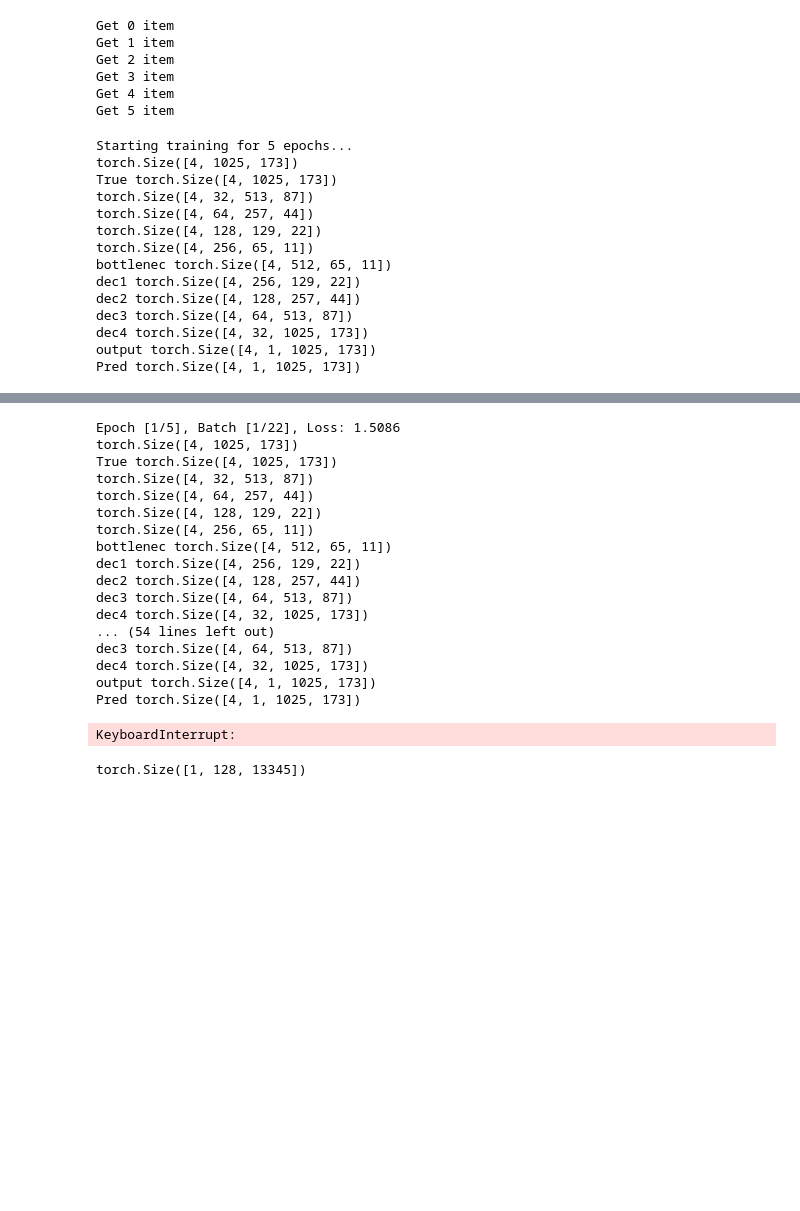
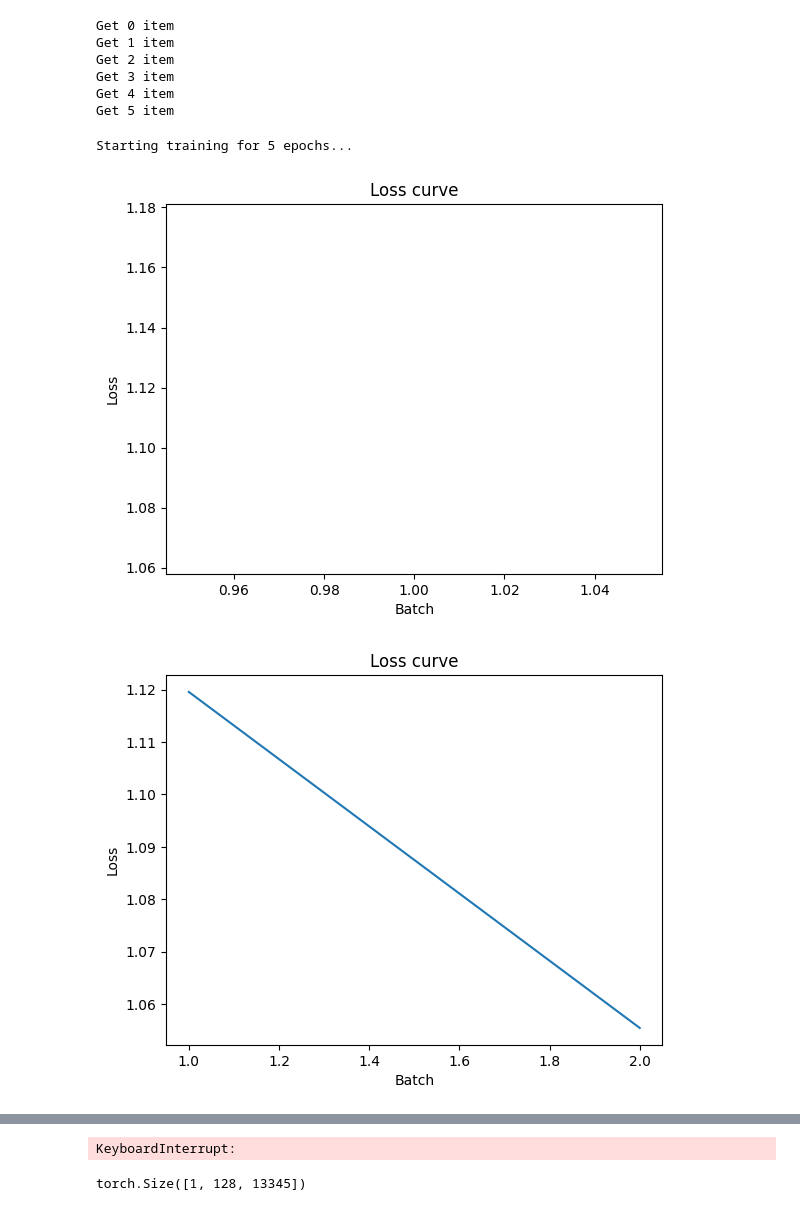
Before and after one commit to Kikongo/source_separation, a Jupyter notebook: musdb_test.ipynb, the cells around one changed output, grey strips where cells are left out. Saved outputs shown, nothing was run; the diff lists cells and outputs as text; code cells hidden in the pictures; blank space fills up the shorter version.

```diff
--- a/musdb_test.ipynb
+++ b/musdb_test.ipynb
@@ -43,9 +43,9 @@ mus_train[0]
 # %% [output]
 A Classic Education - NightOwl
 # %%
-from src.datasets.musdb_sigsep_stems import MusDBSigSepStems
+from src.datasets.musdb_dataset_sigsep import MusDBSigSep
 
-musdb_dataset = MusDBSigSepStems(mus_train)
+musdb_dataset = MusDBSigSep(mus_train)
 elem_sigsep = musdb_dataset[1]
 elem_sigsep
 # %% [output]
@@ -178,22 +181,35 @@ with open("songs.pkl", "wb") as f:
 # later load
 with open("songs.pkl", "rb") as f:
     songs = pickle.load(f)
+# %%
+import matplotlib.pyplot as plt
+import numpy as np
+from IPython.display import clear_output
+
+def plot_losses(train_losses):
+    clear_output()
+    plt.figure()
+    plt.plot(range(1, len(train_losses)+1), train_losses, label='Train')
+    plt.xlabel('Batch')
+    plt.ylabel('Loss')
+    plt.title(f'Loss curve')
+    plt.show()
 # %%
 import torch
 import torch.nn as nn
 from torch.utils.data import Dataset, DataLoader
 from src.model.mss_unet3 import StandardSeparationUNet
-import matplotlib.pyplot as plt
 
 def train_standard_unet(model, songs_dataset, epochs=1, batch_size=4):
     optimizer = torch.optim.Adam(model.parameters(), lr=1e-3)
     criterion = nn.MSELoss()
     criterionL1 = nn.L1Loss()
 
-    losses = []
+    train_losses = []
 
     print(f"Starting training for {epochs} epochs...")
     for epoch in range(epochs):
+        losses = []
         for song in songs_dataset:
             dataloader = DataLoader(song, batch_size=batch_size, shuffle=False)
 
@@ -202,53 +218,38 @@ def train_standard_unet(model, songs_dataset, epochs=1, batch_size=4):
                 # mixture is [1, 1, freq, time], true_sources is [n_sources, freq, time]
                 #print(mixture_batch.shape)
                 mixture_input = mixture_batch.unsqueeze(1) # [B, 1, F, T]
-                true_sources = sources_batch.unsqueeze(0) # [B, n, F, T]
+                true_sources = sources_batch.unsqueeze(1) # [B, n, F, T]
 
                 #print(f"True {true_sources.shape}")
                 # ПРЯМОЙ ПРОХОД: смесь -> источники
                 predicted_sources = model(mixture_input) # [B, n_sources, freq, time]
                 #print(f"Pred {predicted_sources.shape}")
                 # СРАВНЕНИЕ с истинными источниками
                 loss = criterionL1(predicted_sources, true_sources)
 
                 # ОБРАТНЫЙ ПРОХОД
                 optimizer.zero_grad()
                 loss.backward()
                 optimizer.step()
 
                 losses.append(loss.item())
 
                 if i % 10 == 0: # Print loss for every batch
                     print(f"Epoch [{epoch+1}/{epochs}], Batch [{i+1}/{len(dataloader)}], Loss: {loss.item():.4f}")
 
         # Plot after each epoch
-        plt.figure()
-        plt.plot(losses)
-        plt.xlabel('Batch')
-        plt.ylabel('Loss')
-        plt.title(f'Loss curve after epoch {epoch+1}')
-        plt.show()
+        train_losses += [np.mean(losses)]
+        plot_losses(train_losses)
 
     print("Training finished.")
 
 # Model initialization
 model = StandardSeparationUNet(n_sources=1)
 
 #data_segments = MusDB_segments(elem_sigsep)
 # Train the model
 train_standard_unet(model, songs, epochs=5)
 # %% [output]
 Starting training for 5 epochs...
-torch.Size([4, 1025, 173])
-True torch.Size([4, 1025, 173])
-torch.Size([4, 32, 513, 87])
-torch.Size([4, 64, 257, 44])
-torch.Size([4, 128, 129, 22])
-torch.Size([4, 256, 65, 11])
-bottlenec torch.Size([4, 512, 65, 11])
-dec1 torch.Size([4, 256, 129, 22])
-dec2 torch.Size([4, 128, 257, 44])
-dec3 torch.Size([4, 64, 513, 87])
-dec4 torch.Size([4, 32, 1025, 173])
-output torch.Size([4, 1, 1025, 173])
-Pred torch.Size([4, 1, 1025, 173])
+[figure, added]
+[figure, added]
@@ -255,21 +257,4 @@ Pred torch.Size([4, 1, 1025, 173])
-Epoch [1/5], Batch [1/22], Loss: 1.5086
-torch.Size([4, 1025, 173])
-True torch.Size([4, 1025, 173])
-torch.Size([4, 32, 513, 87])
-torch.Size([4, 64, 257, 44])
-torch.Size([4, 128, 129, 22])
-torch.Size([4, 256, 65, 11])
-bottlenec torch.Size([4, 512, 65, 11])
-dec1 torch.Size([4, 256, 129, 22])
-dec2 torch.Size([4, 128, 257, 44])
-dec3 torch.Size([4, 64, 513, 87])
-dec4 torch.Size([4, 32, 1025, 173])
-... (54 lines left out)
-dec3 torch.Size([4, 64, 513, 87])
-dec4 torch.Size([4, 32, 1025, 173])
-output torch.Size([4, 1, 1025, 173])
-Pred torch.Size([4, 1, 1025, 173])
+KeyboardInterrupt:
-KeyboardInterrupt:
 # %%
 import torchaudio
 
```
Also changed, not shown: parts of 4 cells of this notebook, 14 other files.
